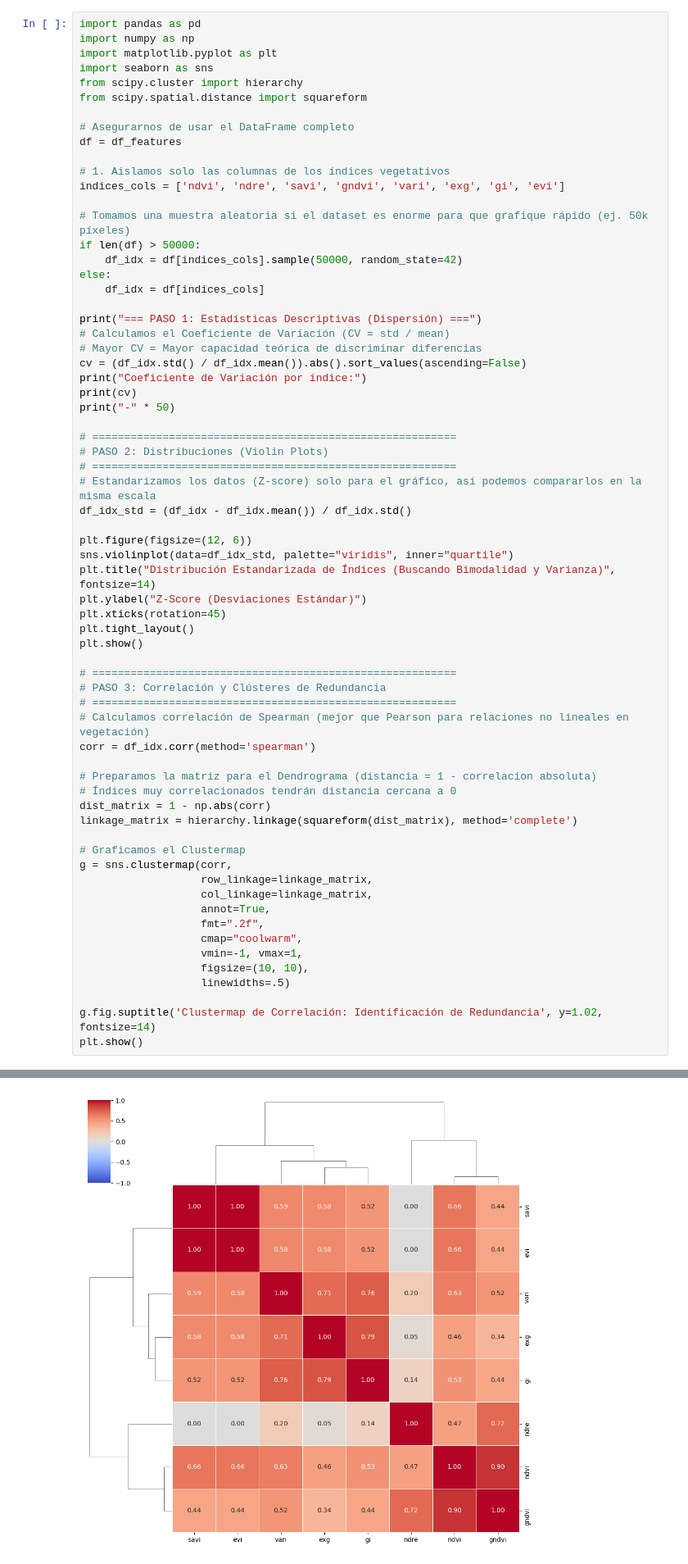
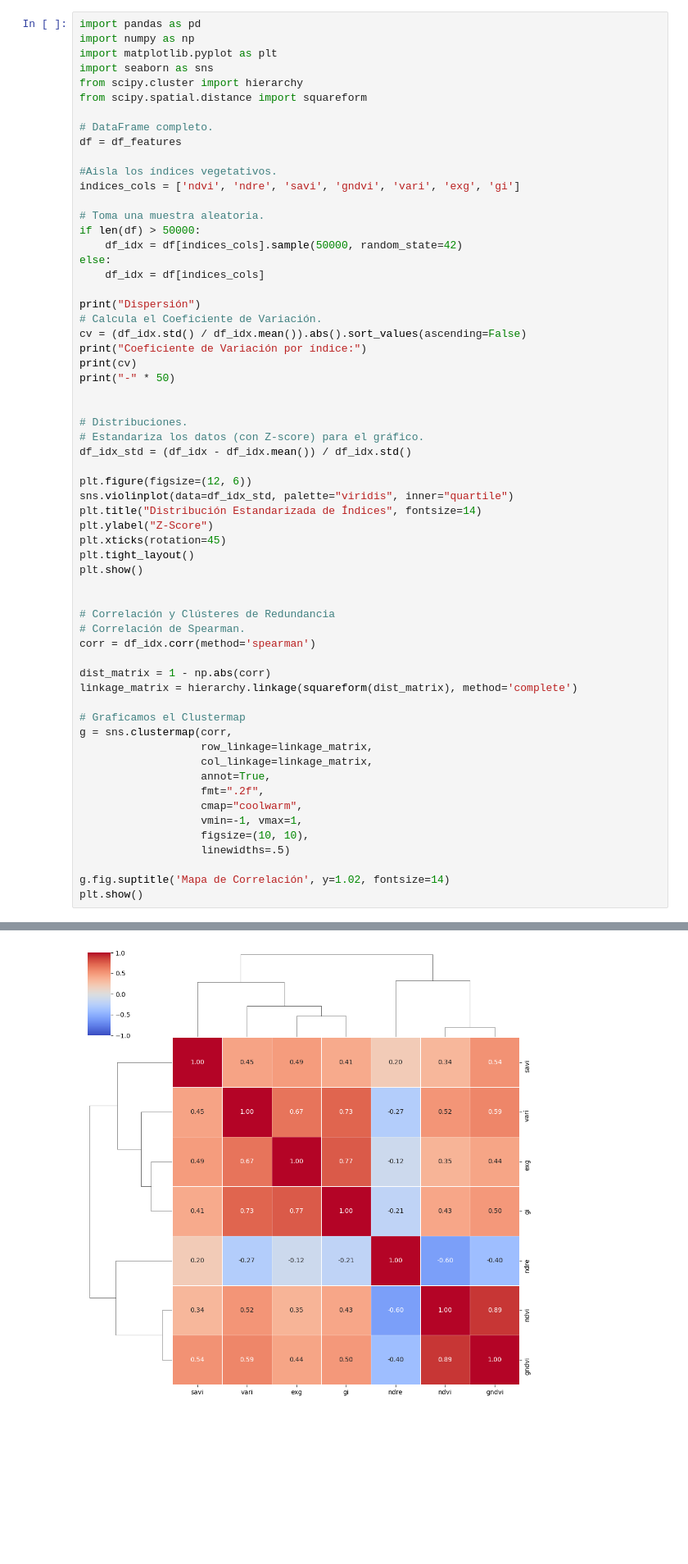
Before and after one commit to Mati279/Soybean-Phenotyping-Pipeline, a Jupyter notebook: notebooks/EDA.ipynb, the cells around one changed output, grey strips where cells are left out. Shown at 82% size. Cells and saved outputs as stored; diff of their text form; blank space fills up the shorter version.

Commit message:
Cambios en Índices y EDA

```diff
--- a/notebooks/EDA.ipynb
+++ b/notebooks/EDA.ipynb
@@ -104,48 +104,43 @@ import seaborn as sns
 from scipy.cluster import hierarchy
 from scipy.spatial.distance import squareform
 
-# Asegurarnos de usar el DataFrame completo
+# DataFrame completo.
 df = df_features
 
-# 1. Aislamos solo las columnas de los índices vegetativos
-indices_cols = ['ndvi', 'ndre', 'savi', 'gndvi', 'vari', 'exg', 'gi', 'evi']
+#Aisla los índices vegetativos.
+indices_cols = ['ndvi', 'ndre', 'savi', 'gndvi', 'vari', 'exg', 'gi']
 
-# Tomamos una muestra aleatoria si el dataset es enorme para que grafique rápido (ej. 50k píxeles)
+# Toma una muestra aleatoria.
 if len(df) > 50000:
     df_idx = df[indices_cols].sample(50000, random_state=42)
 else:
     df_idx = df[indices_cols]
 
-print("=== PASO 1: Estadísticas Descriptivas (Dispersión) ===")
-# Calculamos el Coeficiente de Variación (CV = std / mean)
-# Mayor CV = Mayor capacidad teórica de discriminar diferencias
+print("Dispersión")
+# Calcula el Coeficiente de Variación.
 cv = (df_idx.std() / df_idx.mean()).abs().sort_values(ascending=False)
 print("Coeficiente de Variación por índice:")
 print(cv)
 print("-" * 50)
 
-# =========================================================
-# PASO 2: Distribuciones (Violin Plots)
-# =========================================================
-# Estandarizamos los datos (Z-score) solo para el gráfico, así podemos compararlos en la misma escala
+
+# Distribuciones.
+# Estandariza los datos (con Z-score) para el gráfico.
 df_idx_std = (df_idx - df_idx.mean()) / df_idx.std()
 
 plt.figure(figsize=(12, 6))
 sns.violinplot(data=df_idx_std, palette="viridis", inner="quartile")
-plt.title("Distribución Estandarizada de Índices (Buscando Bimodalidad y Varianza)", fontsize=14)
-plt.ylabel("Z-Score (Desviaciones Estándar)")
+plt.title("Distribución Estandarizada de Índices", fontsize=14)
+plt.ylabel("Z-Score")
 plt.xticks(rotation=45)
 plt.tight_layout()
 plt.show()
 
-# =========================================================
-# PASO 3: Correlación y Clústeres de Redundancia
-# =========================================================
-# Calculamos correlación de Spearman (mejor que Pearson para relaciones no lineales en vegetación)
+
+# Correlación y Clústeres de Redundancia
+# Correlación de Spearman.
 corr = df_idx.corr(method='spearman')
 
-# Preparamos la matriz para el Dendrograma (distancia = 1 - correlacion absoluta)
-# Índices muy correlacionados tendrán distancia cercana a 0
 dist_matrix = 1 - np.abs(corr)
 linkage_matrix = hierarchy.linkage(squareform(dist_matrix), method='complete')
 
@@ -160,6 +155,6 @@ g = sns.clustermap(corr,
                    figsize=(10, 10),
                    linewidths=.5)
 
-g.fig.suptitle('Clustermap de Correlación: Identificación de Redundancia', y=1.02, fontsize=14)
+g.fig.suptitle('Mapa de Correlación', y=1.02, fontsize=14)
 plt.show()
 # %% [output]
@@ -179,2 +173,2 @@ dtype: float64
-[figure, old version]
+[figure, new version]
 # %%
```
Also changed, not shown: parts of 7 cells of this notebook, 4 other files.
